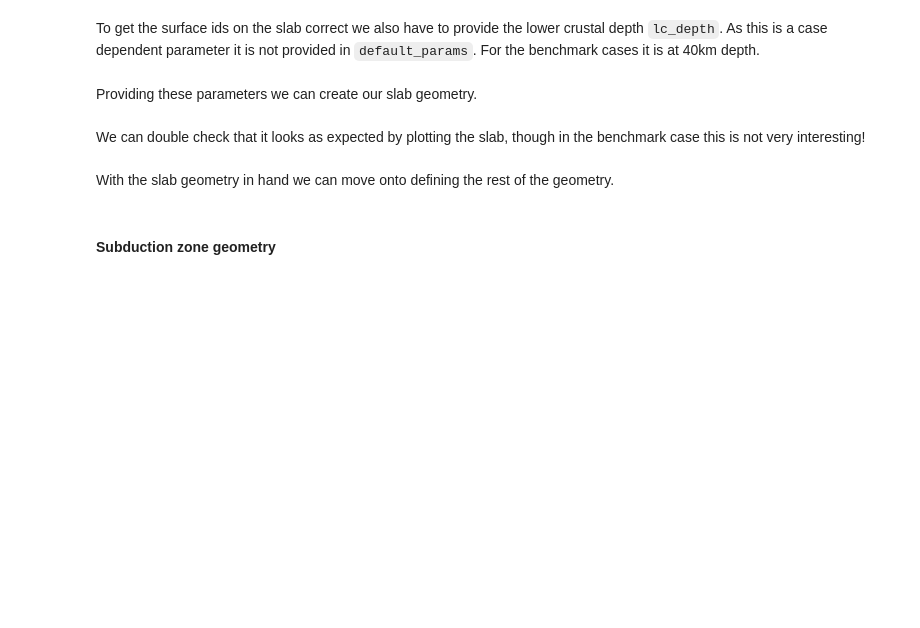
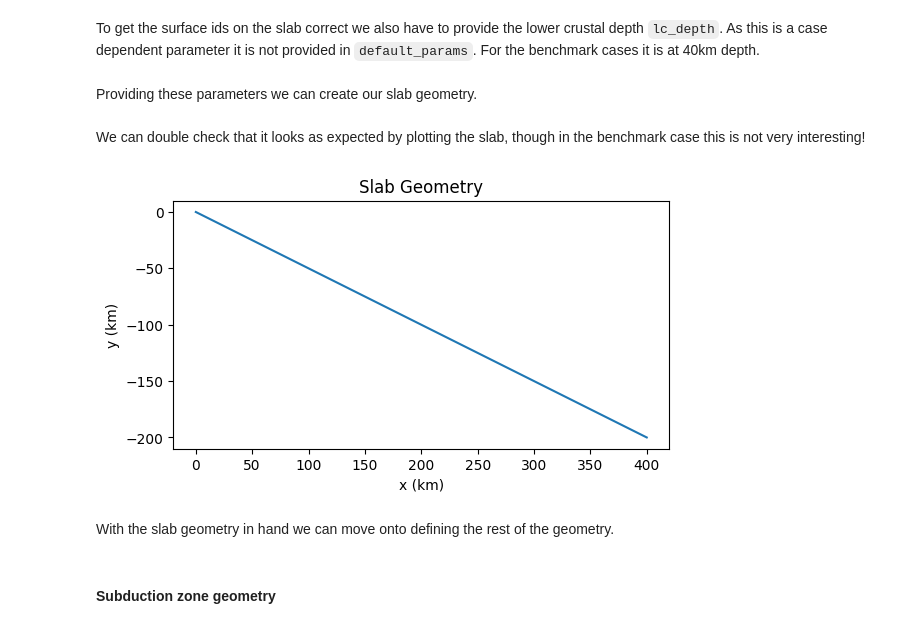
Before and after one commit to cianwilson/fenicsx_subduction, a Jupyter notebook: notebooks/SubductionBenchmark.ipynb, the cells around one changed output. Drawn from its saved outputs; the diff is of its cells as text; code cells hidden in the pictures; blank space fills up the shorter version.

```diff
--- a/notebooks/SubductionBenchmark.ipynb
+++ b/notebooks/SubductionBenchmark.ipynb
@@ -175,13 +220,15 @@ slab = create_slab(xs, ys, resscale, lc_depth)
 # %% [markdown]
 We can double check that it looks as expected by plotting the slab, though in the benchmark case this is not very interesting!
 # %%
-interpx = [curve.points[0].x for curve in slab.interpcurves]
-interpy = [curve.points[0].y for curve in slab.interpcurves]
+interpx = [curve.points[0].x for curve in slab.interpcurves]+[slab.interpcurves[-1].points[1].x]
+interpy = [curve.points[0].y for curve in slab.interpcurves]+[slab.interpcurves[-1].points[1].y]
 pl.plot(interpx, interpy)
 pl.gca().set_xlabel('x (km)')
 pl.gca().set_ylabel('y (km)')
 pl.gca().set_aspect('equal')
 _ = pl.gca().set_title('Slab Geometry')
+# %% [output]
+[figure, added]
 # %% [markdown]
 With the slab geometry in hand we can move onto defining the rest of the geometry.
 # %% [markdown]
```
Also changed, not shown: parts of 55 cells of this notebook, 2 other files.
